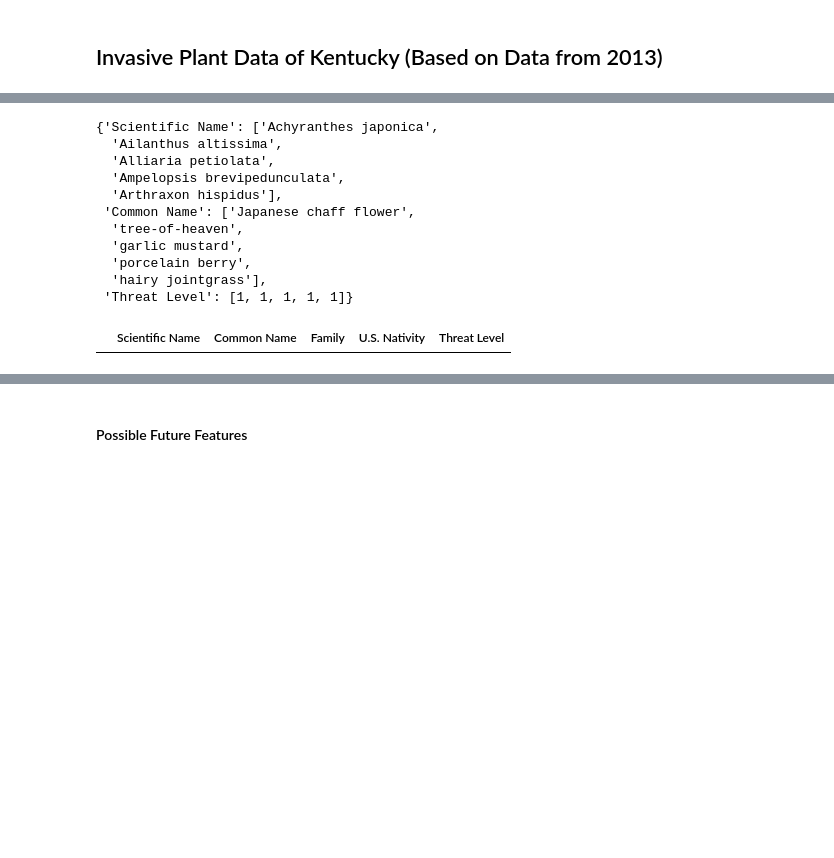
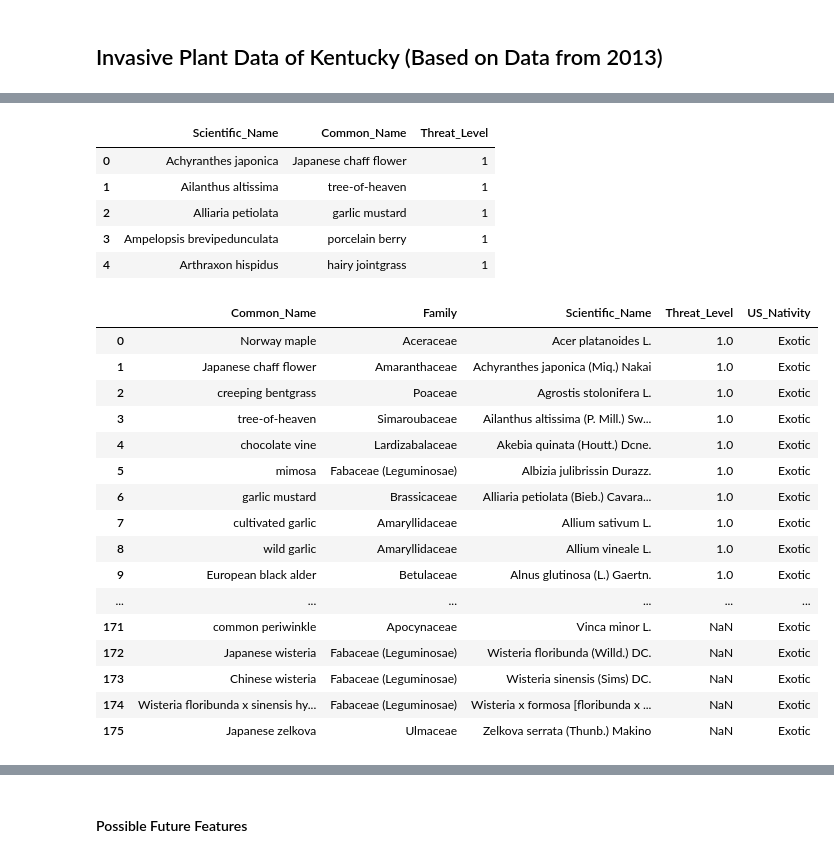
Before and after one commit to JagJones/Invasive_Plants, a Jupyter notebook: main.ipynb, the cells around one changed output, grey strips where cells are left out. Cells and saved outputs as stored; diff of their text form; code cells hidden in the pictures; blank space fills up the shorter version.

Commit message:
Updated data folder, got dfs to merge together and cleaned up some data.

```diff
--- a/main.ipynb
+++ b/main.ipynb
@@ -56,9 +52,9 @@ df1.head()
 # This changes the col name from 'Subject Name' to 'Common Name'.
 # The reason I did this is it's my understanding this will make it easier to merge the two dfs later.
 df1.rename(columns={
-    'Subject Name':'Common Name'},
+    'Subject_Name':'Common_Name'},
           inplace=True)
 
 # Displays the first 5 rows of the df after it's been cleaned.
-df1.head().to_dict('list')
+df1.head()
 # %% [output]
@@ -97,38 +83,48 @@ df2.head()
 # Cleaning and manipulating for df2.
 #----------------------------------------------------
 
-# This will alphabetize the 'Scientific Names' col. Again, this should help with merging the two dfs later.
-df2.sort_values(by=['Scientific Name'])
-
-# # df1.col1= df1.col1.astype(str)
-# # df2.col2 = df2.col2.astype(str)
-
-# df1.col1 = df1.col1.str.encode('utf-8')
-# df2.col2 = df2.col2.str.encode('utf-8')
+# This will alphabetize the 'Scientific Names' col. Again, this might help with merging the two dfs later.
+df2.sort_values(by=['Scientific_Name'])
 
 # Again, just making sure the change took place with the first few rows.
-df2.head().to_dict('list')
+df2.head()
 # %% [output]
-{'Scientific Name': ['Achyranthes japonica',
-  'Ailanthus altissima',
-  'Alliaria petiolata',
-  'Ampelopsis brevipedunculata',
-  'Arthraxon hispidus'],
- 'Common Name': ['Japanese chaff flower',
-  'tree-of-heaven',
-  'garlic mustard',
-  'porcelain berry',
-  'hairy jointgrass'],
- 'Threat Level': [1, 1, 1, 1, 1]}
+|  | Scientific_Name | Common_Name | Threat_Level |
+| 0 | Achyranthes japonica | Japanese chaff flower | 1 |
+| 1 | Ailanthus altissima | tree-of-heaven | 1 |
+| 2 | Alliaria petiolata | garlic mustard | 1 |
+| 3 | Ampelopsis brevipedunculata | porcelain berry | 1 |
+| 4 | Arthraxon hispidus | hairy jointgrass | 1 |
 # %%
 #----------------------------------------------------
-# Merging/joining the dfs to make one main df.
+# Merging/joining the dfs to make main df.
 #----------------------------------------------------
 
-# Merge on a specific col.
-main_df = pd.merge(df1, df2)
-main_df
+##NOTE##
+# df1 nunique = 176
+# df2 nunique = 163
+
+# Here df1 is being combined with df2 and filling in all the missing values with NaN.
+combo_df = df1.combine_first(df2)
+
+combo_df
 # %% [output]
-|  | Scientific Name | Common Name | Family | U.S. Nativity | Threat Level |
+|  | Common_Name | Family | Scientific_Name | Threat_Level | US_Nativity |
+| 0 | Norway maple | Aceraceae | Acer platanoides L. | 1.0 | Exotic |
+| 1 | Japanese chaff flower | Amaranthaceae | Achyranthes japonica (Miq.) Nakai | 1.0 | Exotic |
+| 2 | creeping bentgrass | Poaceae | Agrostis stolonifera L. | 1.0 | Exotic |
+| 3 | tree-of-heaven | Simaroubaceae | Ailanthus altissima (P. Mill.) Sw... | 1.0 | Exotic |
+| 4 | chocolate vine | Lardizabalaceae | Akebia quinata (Houtt.) Dcne. | 1.0 | Exotic |
+| 5 | mimosa | Fabaceae (Leguminosae) | Albizia julibrissin Durazz. | 1.0 | Exotic |
+| 6 | garlic mustard | Brassicaceae | Alliaria petiolata (Bieb.) Cavara... | 1.0 | Exotic |
+| 7 | cultivated garlic | Amaryllidaceae | Allium sativum L. | 1.0 | Exotic |
+| 8 | wild garlic | Amaryllidaceae | Allium vineale L. | 1.0 | Exotic |
+| 9 | European black alder | Betulaceae | Alnus glutinosa (L.) Gaertn. | 1.0 | Exotic |
+| ... | ... | ... | ... | ... | ... |
+| 171 | common periwinkle | Apocynaceae | Vinca minor L. | NaN | Exotic |
+| 172 | Japanese wisteria | Fabaceae (Leguminosae) | Wisteria floribunda (Willd.) DC. | NaN | Exotic |
+| 173 | Chinese wisteria | Fabaceae (Leguminosae) | Wisteria sinensis (Sims) DC. | NaN | Exotic |
+| 174 | Wisteria floribunda x sinensis hy... | Fabaceae (Leguminosae) | Wisteria x formosa [floribunda x ... | NaN | Exotic |
+| 175 | Japanese zelkova | Ulmaceae | Zelkova serrata (Thunb.) Makino | NaN | Exotic |
 # %%
 #----------------------------------------------------
```
Also changed, not shown: parts of 7 cells of this notebook, 2 other files.
